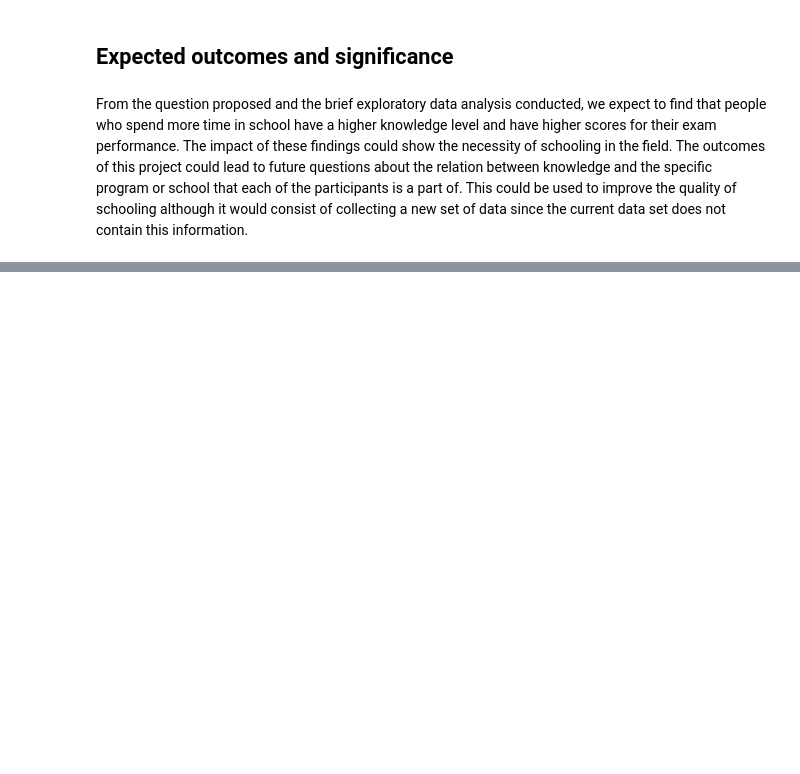
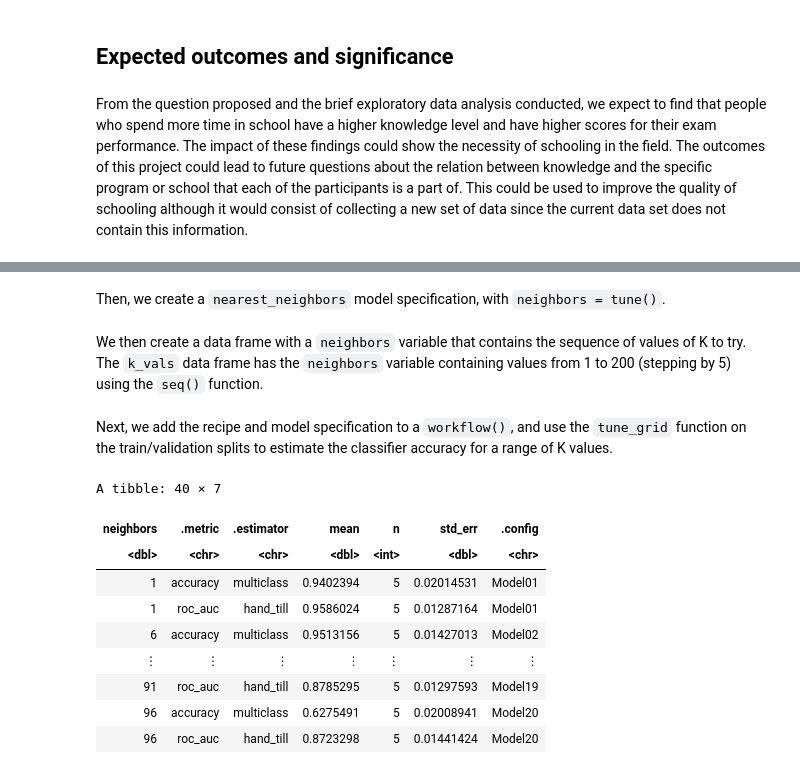
Before and after one commit to olivia-1221/Knowledge-Classification, a Jupyter notebook: report.ipynb, the cells around one changed output, grey strips where cells are left out. Saved outputs shown, nothing was run; the diff lists cells and outputs as text; code cells hidden in the pictures; blank space fills up the shorter version.

Commit message:
Cross Validation to determine k value

```diff
--- a/report.ipynb
+++ b/report.ipynb
@@ -205,0 +250,2 @@ From the question proposed and the brief exploratory data analysis conducted, we
+# %% [markdown]
+Then, we create a `nearest_neighbors` model specification, with `neighbors = tune()`.
@@ -205,0 +256,2 @@ From the question proposed and the brief exploratory data analysis conducted, we
+# %% [markdown]
+We then create a data frame with a `neighbors` variable that contains the sequence of values of K to try. The `k_vals` data frame has the `neighbors` variable containing values from 1 to 200 (stepping by 5) using the `seq()` function.
@@ -205,0 +260,20 @@ From the question proposed and the brief exploratory data analysis conducted, we
+# %% [markdown]
+Next, we add the recipe and model specification to a `workflow()`, and use the `tune_grid` function on the train/validation splits to estimate the classifier accuracy for a range of K values.
+# %%
+knn_results <- workflow() %>%
+  add_recipe(knowledge_recipe) %>%
+  add_model(knn_spec) %>%
+  tune_grid(resamples = knowledge_vfold, grid = k_vals) %>%
+  collect_metrics()
+knn_results
+# %% [output]
+A tibble: 40 × 7
+| neighbors | .metric | .estimator | mean | n | std_err | .config |
+| <dbl> | <chr> | <chr> | <dbl> | <int> | <dbl> | <chr> |
+| 1 | accuracy | multiclass | 0.9402394 | 5 | 0.02014531 | Model01 |
+| 1 | roc_auc | hand_till | 0.9586024 | 5 | 0.01287164 | Model01 |
+| 6 | accuracy | multiclass | 0.9513156 | 5 | 0.01427013 | Model02 |
+| ⋮ | ⋮ | ⋮ | ⋮ | ⋮ | ⋮ | ⋮ |
+| 91 | roc_auc | hand_till | 0.8785295 | 5 | 0.01297593 | Model19 |
+| 96 | accuracy | multiclass | 0.6275491 | 5 | 0.02008941 | Model20 |
+| 96 | roc_auc | hand_till | 0.8723298 | 5 | 0.01441424 | Model20 |
```
Also changed, not shown: parts of 24 cells of this notebook.
